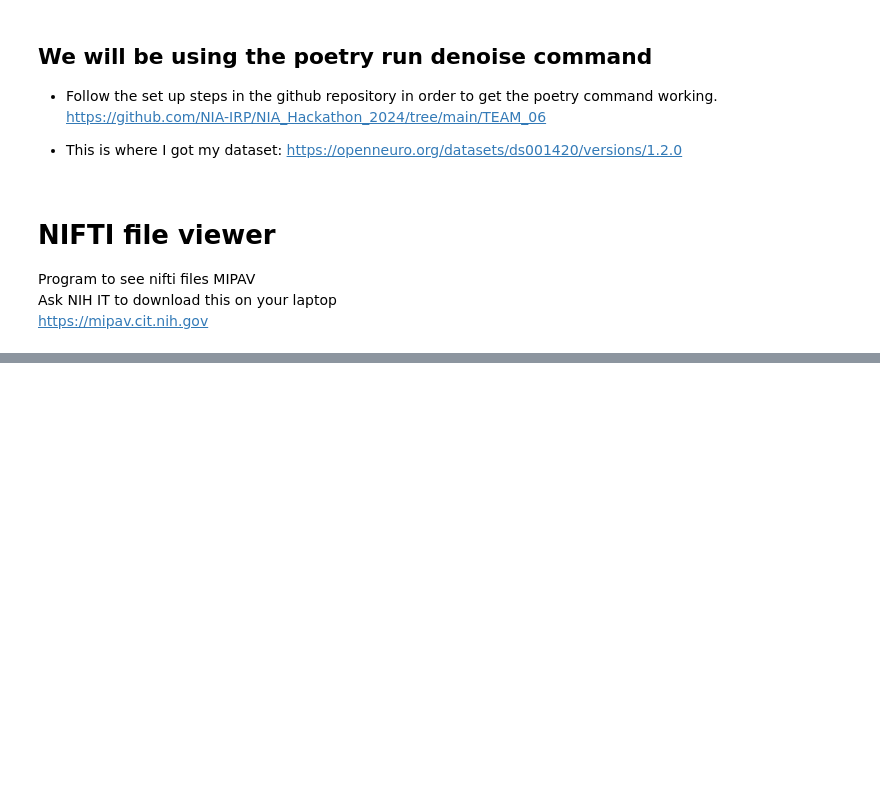
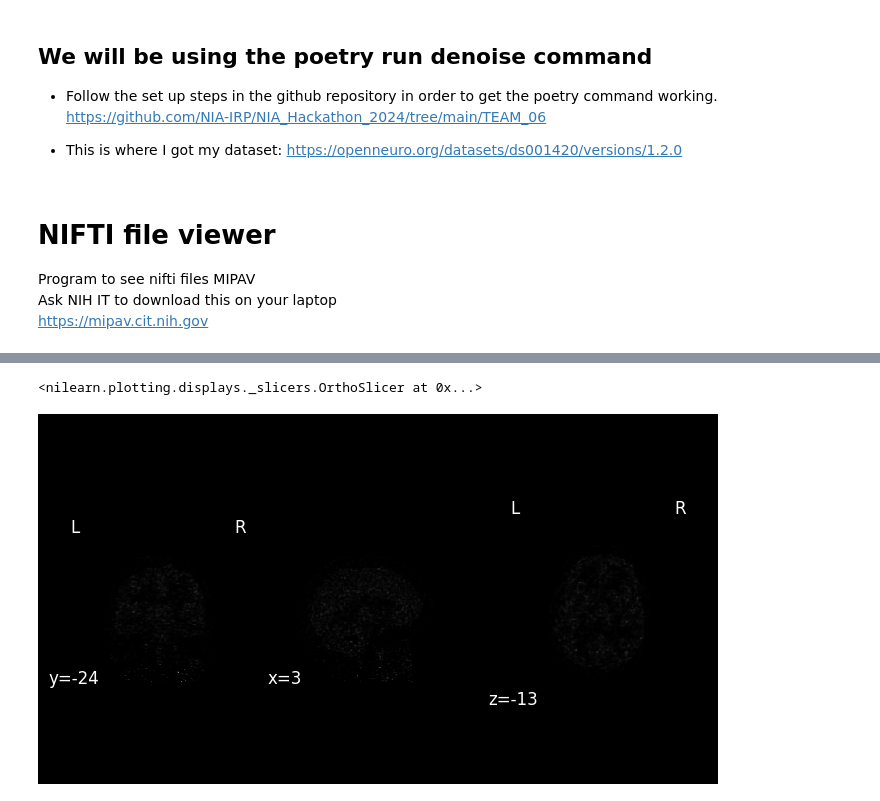
Before and after one commit to bilgelm/dynamicpet, a Jupyter notebook: 4-D_Denoising_User_Story.ipynb, the cells around one changed output, grey strips where cells are left out. Saved outputs shown, nothing was run; the diff lists cells and outputs as text; code cells hidden in the pictures; blank space fills up the shorter version.

```diff
--- a/4-D_Denoising_User_Story.ipynb
+++ b/4-D_Denoising_User_Story.ipynb
@@ -50,0 +94,9 @@ import
+# %%
+# noisy image (raw) at slice 16
+raw_image_path = '/Users/uriartelopezjr/Documents/hackathon/open_neuro_data/raw/sub-01_ses-baseline_pet.nii.gz'
+
+raw_image = plotting.plot_anat(index_img(raw_image_path, 16), draw_cross=False)
+raw_image
+# %% [output]
+<nilearn.plotting.displays._slicers.OrthoSlicer at 0x...>
+[figure, added]
```
Also changed, not shown: parts of 15 cells of this notebook, 2 other files.
